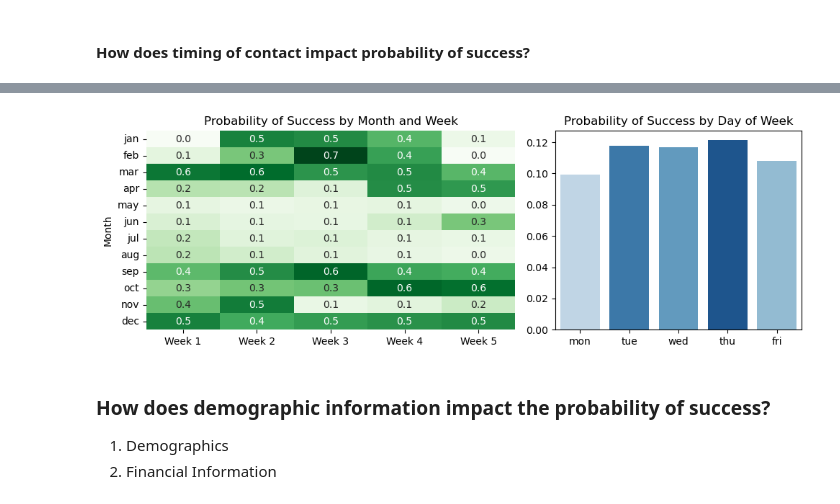
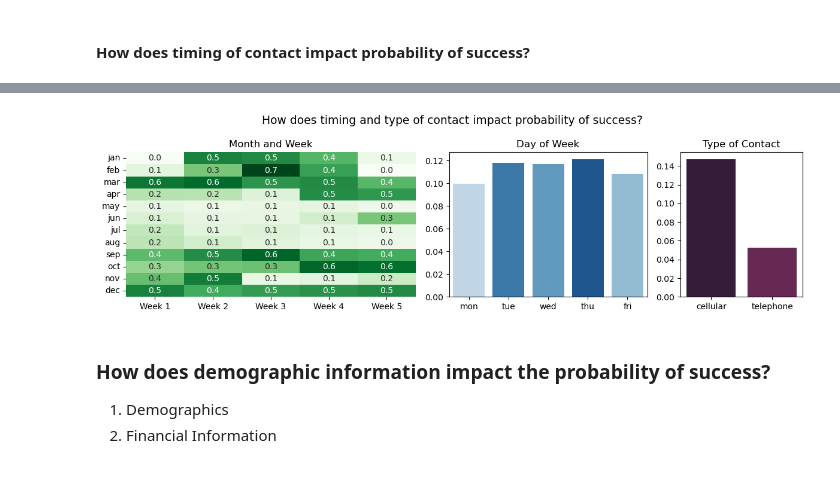
Before and after one commit to garimasc/bank_marketing, a Jupyter notebook: evaluate_classification.ipynb, the cells around one changed output, grey strips where cells are left out. Drawn from its saved outputs; the diff is of its cells as text; code cells hidden in the pictures.

Commit message:
use full data. run and save all models.

```diff
--- a/evaluate_classification.ipynb
+++ b/evaluate_classification.ipynb
@@ -120,27 +102,33 @@ pd.pivot_table(data= data, index= "month", columns= "day_of_week", values= 'y',
 # %%
 data2 = pd.read_csv("data/archive/bank-full.csv", sep= ";")
 data2['week_no'] =  'Week ' + (1+np.floor(data2.day/7)).astype(int).astype(str)
 
-fig, axs = plt.subplots(figsize= (10,3.5), ncols= 2, width_ratios= [0.6, 0.4])
+fig, axs = plt.subplots(figsize= (12,3.5), ncols= 3, width_ratios= [0.475, 0.325, 0.2])
 sns.heatmap(pd.pivot_table(data= data2, index= "month", columns= "week_no", values= 'y', aggfunc= calc_success_rate).\
             fillna(0).T.sort_index()[['jan','feb','mar','apr','may','jun','jul','aug','sep','oct','nov','dec']].T, ax= axs[0],
             annot= True, cbar= False, cmap = sns.color_palette("Greens", as_cmap= True), fmt= "0.1f")
 axs[0].set_xlabel('')
-axs[0].set_ylabel("Month")
-axs[0].set_title("Probability of Success by Month and Week")
+axs[0].set_ylabel("")
+axs[0].set_title("Month and Week")
 
-sns.barplot(data.groupby('day_of_week')['y'].agg(calc_success_rate).reset_index(), x= "day_of_week", y= "y",
+sns.barplot(data.groupby('day_of_week')['y'].agg(calc_success_rate).reset_index(), x= "day_of_week", y= "y",  ax= axs[1],
             legend= False, hue= "day_of_week", palette= sns.color_palette("Blues_r"), order= ['mon','tue','wed','thu','fri'],
             hue_order= ['thu','tue','wed','fri','mon'])
 axs[1].set_xlabel('')
 axs[1].set_ylabel("")
-axs[1].set_title("Probability of Success by Day of Week")
+axs[1].set_title("Day of Week")
 
+sns.barplot(data.groupby('contact')['y'].agg(calc_success_rate).reset_index(), x= "contact", y= "y",  ax= axs[2],
+            legend= False, hue= "contact", palette= sns.color_palette("rocket"), )
+axs[2].set_xlabel('')
+axs[2].set_ylabel("")
+axs[2].set_title("Type of Contact")
 
+plt.suptitle("How does timing and type of contact impact probability of success?", fontsize= 13.5)
 plt.tight_layout();
 plt.savefig("images/by_time_of_contact.png")
 # %% [output]
-[figure, old version]
+[figure, new version]
 # %% [markdown]
 ### How does demographic information impact the probability of success?
 
```
Also changed, not shown: parts of 21 cells of this notebook, 14 other files.
